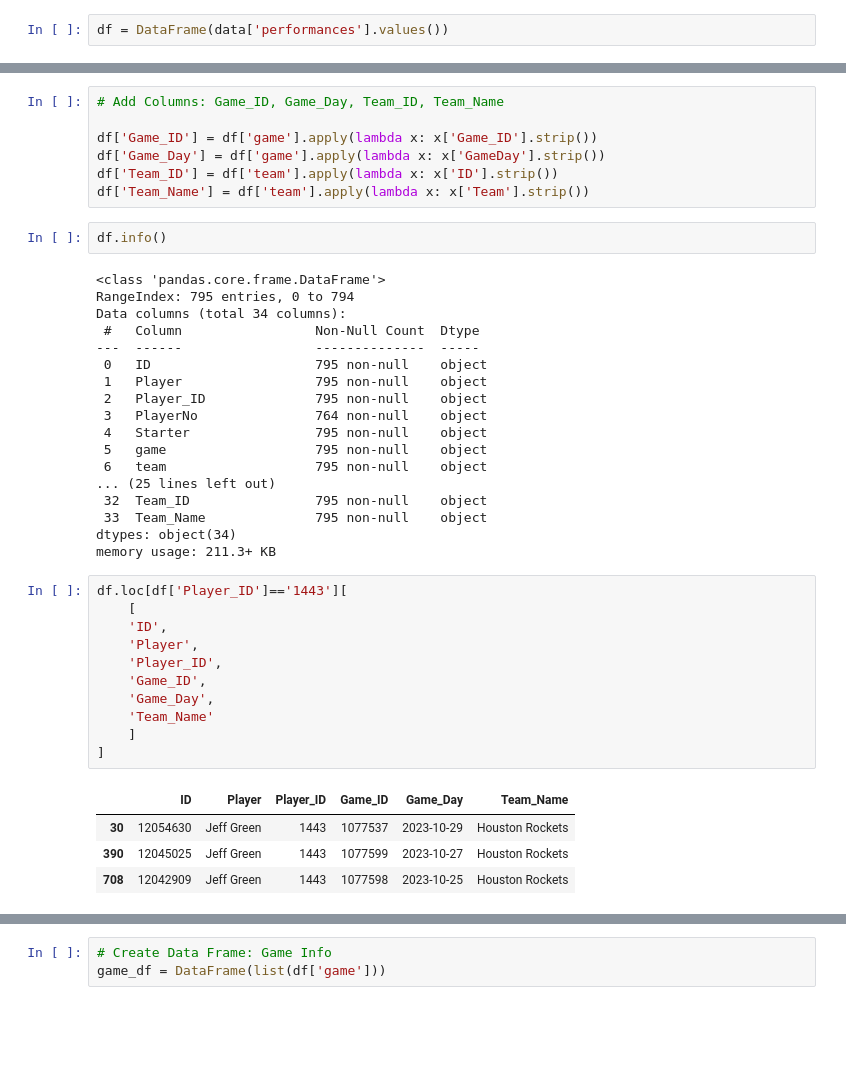
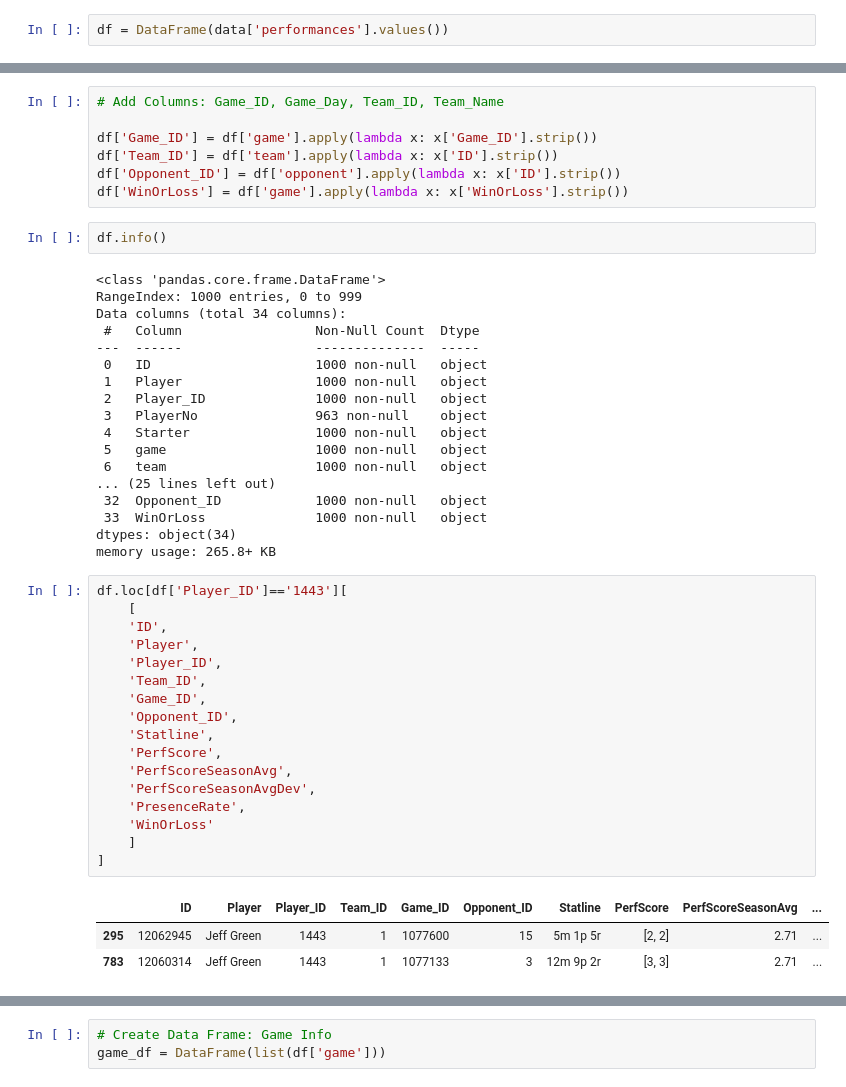
Before and after one commit to rtamashiro88/NBA-Dashboard, a Jupyter notebook: Data/API-Performance.ipynb, the cells around one changed output, grey strips where cells are left out. Cells and saved outputs as stored; diff of their text form; blank space fills up the shorter version.

```diff
--- a/Data/API-Performance.ipynb
+++ b/Data/API-Performance.ipynb
@@ -150,45 +123,50 @@ df.loc[df['Player_ID']=='1443']
 # Add Columns: Game_ID, Game_Day, Team_ID, Team_Name
 
 df['Game_ID'] = df['game'].apply(lambda x: x['Game_ID'].strip())
-df['Game_Day'] = df['game'].apply(lambda x: x['GameDay'].strip())
 df['Team_ID'] = df['team'].apply(lambda x: x['ID'].strip())
-df['Team_Name'] = df['team'].apply(lambda x: x['Team'].strip())
+df['Opponent_ID'] = df['opponent'].apply(lambda x: x['ID'].strip())
+df['WinOrLoss'] = df['game'].apply(lambda x: x['WinOrLoss'].strip())
 # %%
 df.info()
 # %% [output]
 <class 'pandas.core.frame.DataFrame'>
-RangeIndex: 795 entries, 0 to 794
+RangeIndex: 1000 entries, 0 to 999
 Data columns (total 34 columns):
  #   Column                 Non-Null Count  Dtype
 ---  ------                 --------------  -----
- 0   ID                     795 non-null    object
- 1   Player                 795 non-null    object
- 2   Player_ID              795 non-null    object
- 3   PlayerNo               764 non-null    object
- 4   Starter                795 non-null    object
- 5   game                   795 non-null    object
- 6   team                   795 non-null    object
+ 0   ID                     1000 non-null   object
+ 1   Player                 1000 non-null   object
+ 2   Player_ID              1000 non-null   object
+ 3   PlayerNo               963 non-null    object
+ 4   Starter                1000 non-null   object
+ 5   game                   1000 non-null   object
+ 6   team                   1000 non-null   object
 ... (25 lines left out)
- 32  Team_ID                795 non-null    object
- 33  Team_Name              795 non-null    object
+ 32  Opponent_ID            1000 non-null   object
+ 33  WinOrLoss              1000 non-null   object
 dtypes: object(34)
-memory usage: 211.3+ KB
+memory usage: 265.8+ KB
 # %%
 df.loc[df['Player_ID']=='1443'][
     [
     'ID',
     'Player',
     'Player_ID',
+    'Team_ID',
     'Game_ID',
-    'Game_Day',
-    'Team_Name'
+    'Opponent_ID',
+    'Statline',
+    'PerfScore',
+    'PerfScoreSeasonAvg',
+    'PerfScoreSeasonAvgDev',
+    'PresenceRate',
+    'WinOrLoss'
     ]
 ]
 # %% [output]
-|  | ID | Player | Player_ID | Game_ID | Game_Day | Team_Name |
-| 30 | 12054630 | Jeff Green | 1443 | 1077537 | 2023-10-29 | Houston Rockets |
-| 390 | 12045025 | Jeff Green | 1443 | 1077599 | 2023-10-27 | Houston Rockets |
-| 708 | 12042909 | Jeff Green | 1443 | 1077598 | 2023-10-25 | Houston Rockets |
+|  | ID | Player | Player_ID | Team_ID | Game_ID | Opponent_ID | Statline | PerfScore | PerfScoreSeasonAvg | ... |
+| 295 | 12062945 | Jeff Green | 1443 | 1 | 1077600 | 15 | 5m 1p 5r | [2, 2] | 2.71 | ... |
+| 783 | 12060314 | Jeff Green | 1443 | 1 | 1077133 | 3 | 12m 9p 2r | [3, 3] | 2.71 | ... |
 # %%
 df['game']
 # %% [output]
```
Also changed, not shown: parts of 40 cells of this notebook.
